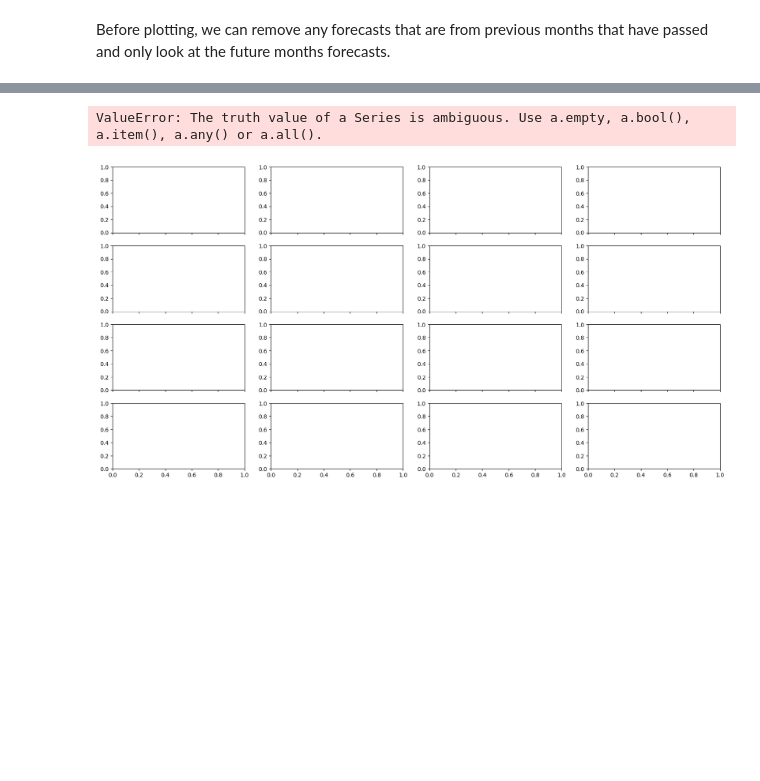
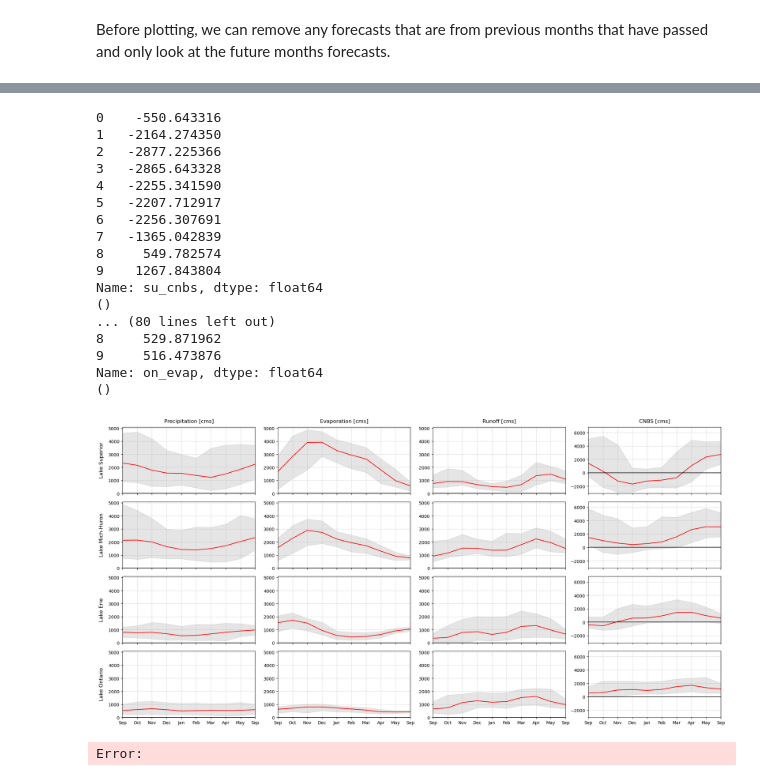
Before and after one commit to great-lakes-ai-lab/NBS-Predictor-MVP, a Jupyter notebook: notebooks/exploratory/2_LEF_forecast_model.ipynb, the cells around one changed output, grey strips where cells are left out. Drawn from its saved outputs; the diff is of its cells as text; code cells hidden in the pictures; blank space fills up the shorter version.

```diff
--- a/notebooks/exploratory/2_LEF_forecast_model.ipynb
+++ b/notebooks/exploratory/2_LEF_forecast_model.ipynb
@@ -273,11 +284,11 @@ def plot_cnbs_forecast(x_values, data_dict):
             axs[i].set_ylim(0, y_limits['other'][1]+200)
 
         if i >= 12:  # Set labels for the last subplot
-            axs[i].set_xticklabels([calendar.month_abbr[months['month'][0]], calendar.month_abbr[months['month'][1]],
-                                    calendar.month_abbr[months['month'][2]], calendar.month_abbr[months['month'][3]],
-                                    calendar.month_abbr[months['month'][4]], calendar.month_abbr[months['month'][5]],
-                                    calendar.month_abbr[months['month'][6]], calendar.month_abbr[months['month'][7]],
-                                    calendar.month_abbr[months['month'][8]], calendar.month_abbr[months['month'][9]]])
+            axs[i].set_xticklabels([calendar.month_abbr[months['forecast_month'][0]], calendar.month_abbr[months['forecast_month'][1]],
+                                    calendar.month_abbr[months['forecast_month'][2]], calendar.month_abbr[months['forecast_month'][3]],
+                                    calendar.month_abbr[months['forecast_month'][4]], calendar.month_abbr[months['forecast_month'][5]],
+                                    calendar.month_abbr[months['forecast_month'][6]], calendar.month_abbr[months['forecast_month'][7]],
+                                    calendar.month_abbr[months['forecast_month'][8]], calendar.month_abbr[months['forecast_month'][9]]])
 
     # Add row labels on the left side
     for i in range(4):
@@ -293,25 +304,42 @@ def plot_cnbs_forecast(x_values, data_dict):
 # %%
 x_values = np.arange(len(mean_su_precip['su_precip']))  # x-axis values
 data_dict = {
     'Superior P': (mean_su_precip['su_precip'], min_su_precip['su_precip'], max_su_precip['su_precip']),
     'Superior E': (mean_su_evap['su_evap'], min_su_evap['su_evap'], max_su_evap['su_evap']),
     'Superior R': (mean_su_runoff['su_runoff'], min_su_runoff['su_runoff'], max_su_runoff['su_runoff']),
-    'Superior CNBS': (mean_su_cnbs, min_su_cnbs, max_su_cnbs),
+    'Superior CNBS': (mean_su_cnbs['su_cnbs'], min_su_cnbs['su_cnbs'], max_su_cnbs['su_cnbs']),
     'Mich-Huron P': (mean_mh_precip['mh_precip'], min_mh_precip['mh_precip'], max_mh_precip['mh_precip']),
     'Mich-Huron E': (mean_mh_evap['mh_evap'], min_mh_evap['mh_evap'], max_mh_evap['mh_evap']),
     'Mich-Huron R': (mean_mh_runoff['mh_runoff'], min_mh_runoff['mh_runoff'], max_mh_runoff['mh_runoff']),
-    'Mich-Huron CNBS': (mean_mh_cnbs, min_mh_cnbs, max_mh_cnbs),
+    'Mich-Huron CNBS': (mean_mh_cnbs['mh_cnbs'], min_mh_cnbs['mh_cnbs'], max_mh_cnbs['mh_cnbs']),
     'Erie P': (mean_er_precip['er_precip'], min_er_precip['er_precip'], max_er_precip['er_precip']),
     'Erie E': (mean_er_evap['er_evap'], min_er_evap['er_evap'], max_er_evap['er_evap']),
     'Erie R': (mean_er_runoff['er_runoff'], min_er_runoff['er_runoff'], max_er_runoff['er_runoff']),
-    'Erie CNBS': (mean_er_cnbs, min_er_cnbs, max_er_cnbs),
+    'Erie CNBS': (mean_er_cnbs['er_cnbs'], min_er_cnbs['er_cnbs'], max_er_cnbs['er_cnbs']),
     'Ontario P': (mean_on_precip['on_precip'], min_on_precip['on_precip'], max_on_precip['on_precip']),
     'Ontario E': (mean_on_evap['on_evap'], min_on_evap['on_evap'], max_on_evap['on_evap']),
     'Ontario R': (mean_on_runoff['on_runoff'], min_on_runoff['on_runoff'], max_on_runoff['on_runoff']),
-    'Ontario CNBS': (mean_on_cnbs, min_on_cnbs, max_on_cnbs)
+    'Ontario CNBS': (mean_on_cnbs['on_cnbs'], min_on_cnbs['on_cnbs'], max_on_cnbs['on_cnbs'])
 }
 
 plot_cnbs_forecast(x_values, data_dict)
 # %% [output]
-ValueError: The truth value of a Series is ambiguous. Use a.empty, a.bool(), a.item(), a.any() or a.all().
+0    -550.643316
+1   -2164.274350
+2   -2877.225366
+3   -2865.643328
+4   -2255.341590
+5   -2207.712917
+6   -2256.307691
+7   -1365.042839
+8     549.782574
+9    1267.843804
+Name: su_cnbs, dtype: float64
+()
+... (80 lines left out)
+8     529.871962
+9     516.473876
+Name: on_evap, dtype: float64
+()
-[figure, old version]
+[figure, new version]
+Error:
```
Also changed, not shown: parts of 2 cells of this notebook, 1 other file.
